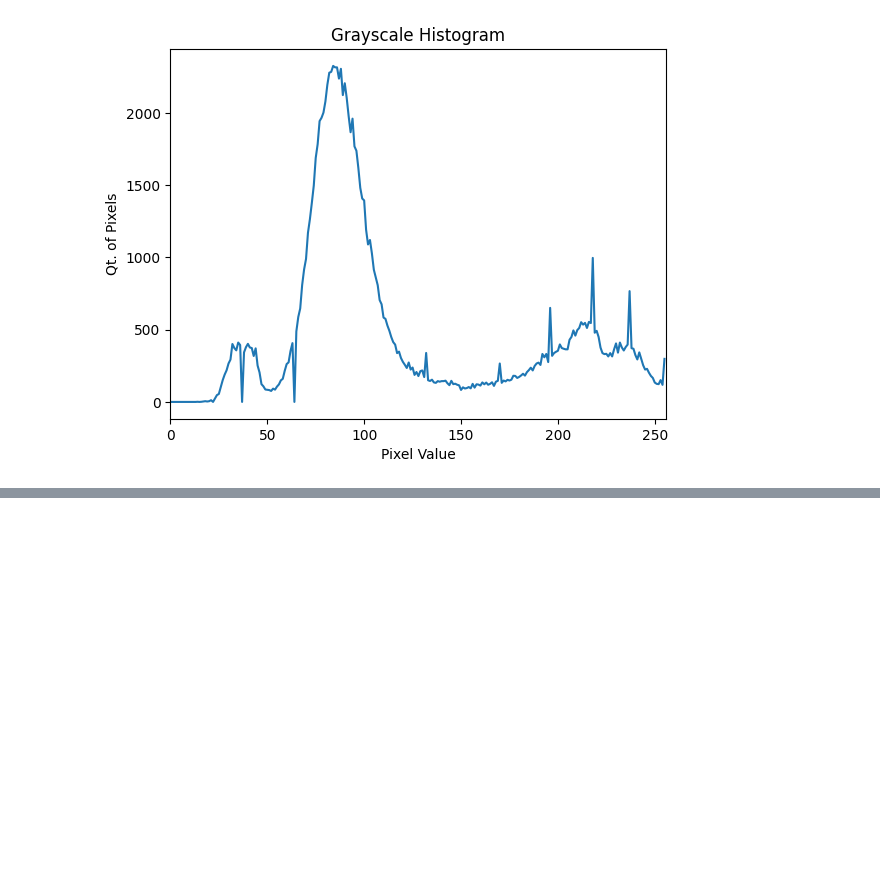
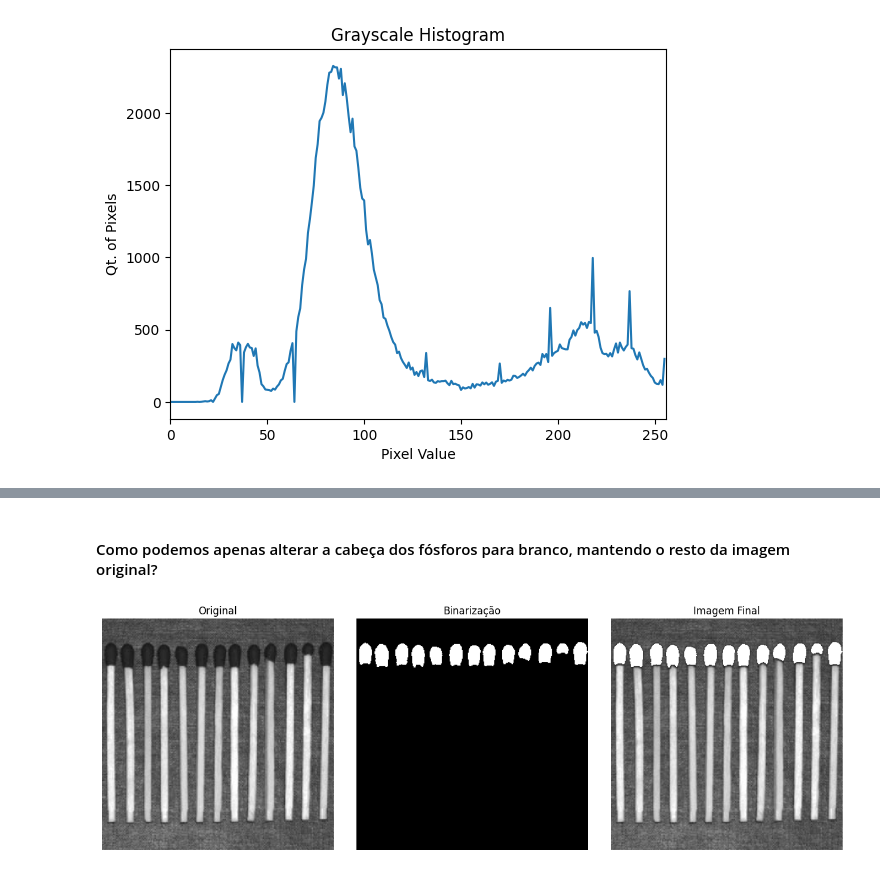
Before and after one commit to TiagoJCP/Visual_Image_Processing, a Jupyter notebook: ComputerVision/3-ComputerVision.ipynb, the cells around one changed output, grey strips where cells are left out. Cells and saved outputs as stored; diff of their text form; code cells hidden in the pictures; blank space fills up the shorter version.

```diff
--- a/ComputerVision/3-ComputerVision.ipynb
+++ b/ComputerVision/3-ComputerVision.ipynb
@@ -122,0 +142,23 @@ cv2.destroyAllWindows()
+# %% [markdown]
+#### Como podemos apenas alterar a cabeça dos fósforos para branco, mantendo o resto da imagem original?
+# %%
+import cv2
+import numpy as np
+
+image = cv2.imread(r"Images\matches.png")
+gray_image = cv2.cvtColor(image, cv2.COLOR_BGR2GRAY)
+
+threshold_value = 50
+max_value = 255
+
+blur = cv2.GaussianBlur(gray_image, (5,5), cv2.BORDER_DEFAULT)
+
+_, binary_image = cv2.threshold(blur, threshold_value, max_value, cv2.THRESH_BINARY)
+
+binary_image = cv2.bitwise_not(binary_image)
+
+final_image = cv2.bitwise_or(binary_image, gray_image)
+
+show_3figures(image, binary_image, final_image, 'Original', 'Binarização', 'Imagem Final')
+# %% [output]
+[figure, added]
```
Also changed, not shown: parts of 2 cells of this notebook.
